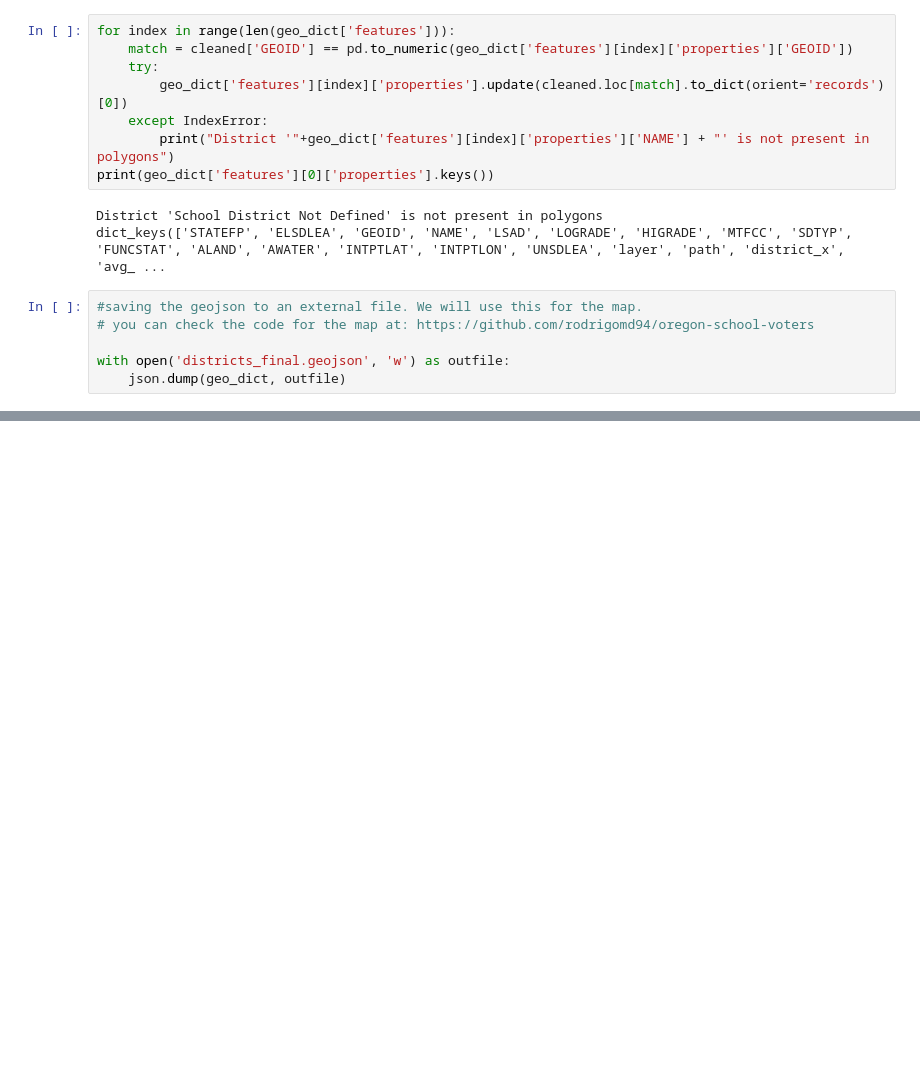
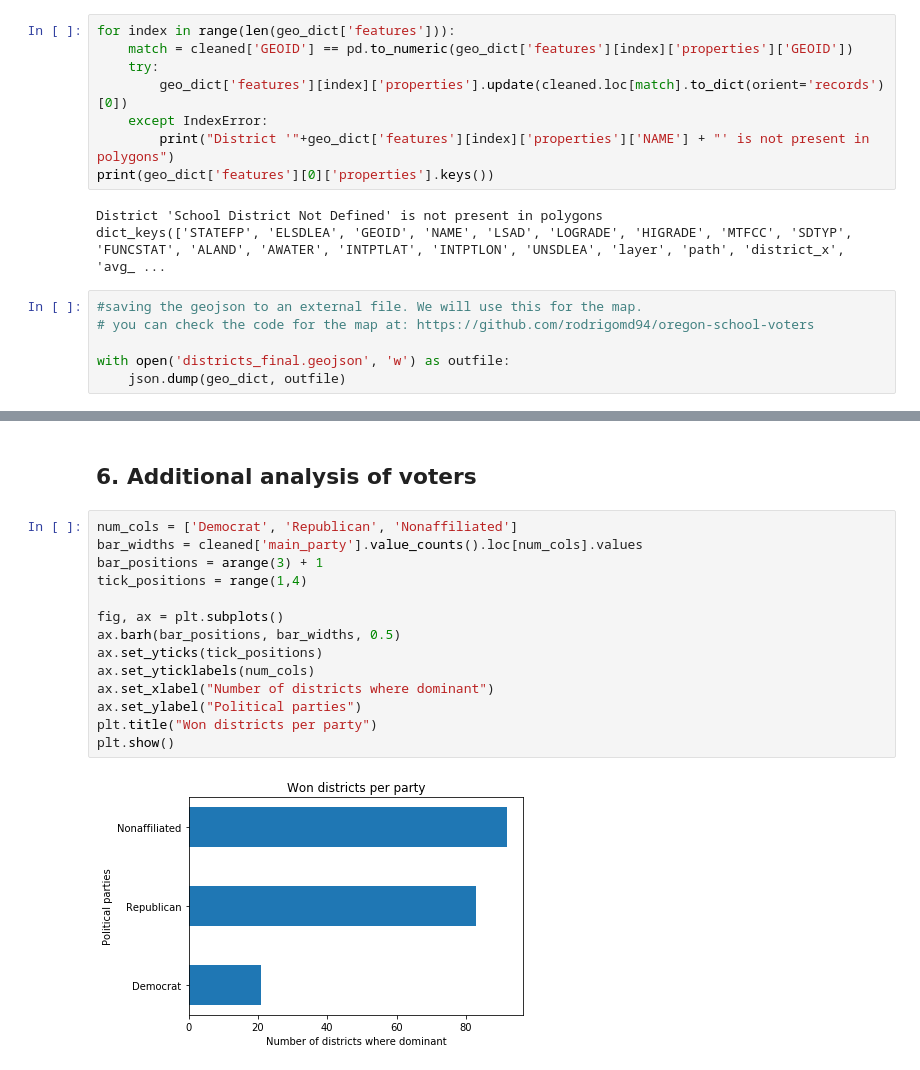
Before and after one commit to rodrigomd94/oregon-school-voters, a Jupyter notebook: notebook/voters_school_board.ipynb, the cells around one changed output, grey strips where cells are left out. Saved outputs shown, nothing was run; the diff lists cells and outputs as text; blank space fills up the shorter version.

```diff
--- a/notebook/voters_school_board.ipynb
+++ b/notebook/voters_school_board.ipynb
@@ -314,3 +314,21 @@ url = 'https://rodrigomd94.github.io/oregon-school-voters/'
 IPython.display.IFrame(url, width=700, height=350)
 # %% [output]
 [interactive output not drawn]
+# %% [markdown]
+## 6. Additional analysis of voters
+# %%
+num_cols = ['Democrat', 'Republican', 'Nonaffiliated']
+bar_widths = cleaned['main_party'].value_counts().loc[num_cols].values
+bar_positions = arange(3) + 1
+tick_positions = range(1,4)
+
+fig, ax = plt.subplots()
+ax.barh(bar_positions, bar_widths, 0.5)
+ax.set_yticks(tick_positions)
+ax.set_yticklabels(num_cols)
+ax.set_xlabel("Number of districts where dominant")
+ax.set_ylabel("Political parties")
+plt.title("Won districts per party")
+plt.show()
+# %% [output]
+[figure, added]
```
Also changed, not shown: parts of 6 cells of this notebook, 1 other file.
